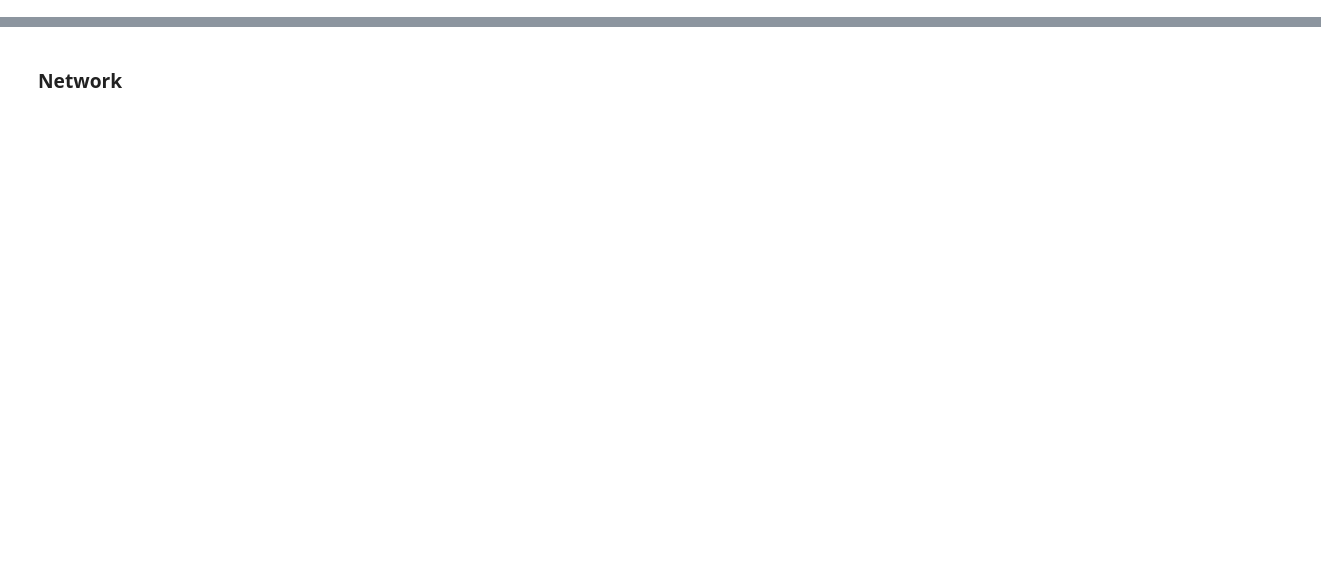
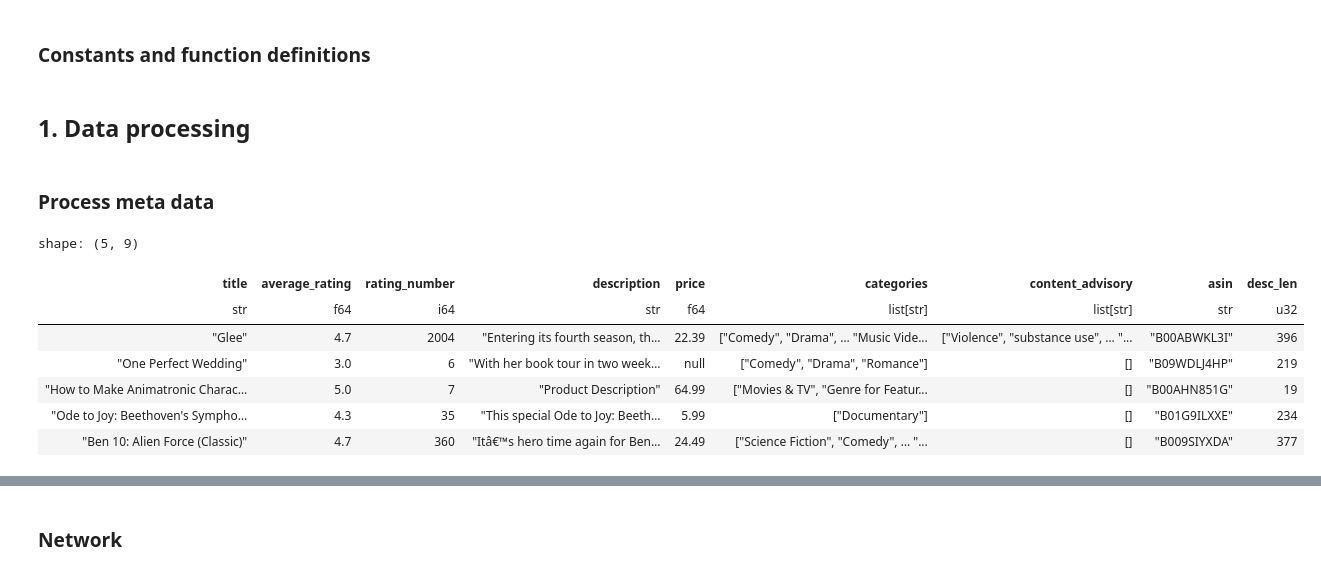
Before and after one commit to runeharlyk/CSS-02467-exam-project, a Jupyter notebook: Part 1.ipynb, the cells around one changed output, grey strips where cells are left out. Saved outputs shown, nothing was run; the diff lists cells and outputs as text; code cells hidden in the pictures; blank space fills up the shorter version.

```diff
--- a/Part 1.ipynb
+++ b/Part 1.ipynb
@@ -27,0 +22,2 @@ Map all review asin to same movie
+# %% [markdown]
+### Constants and function definitions
@@ -35,3 +36,67 @@ def load_graph(graph_file):
     with open(graph_file, "r") as f:
         data = json.load(f)
     return nx.readwrite.json_graph.node_link_graph(data)
+# %% [markdown]
+## 1. Data processing
+# %% [markdown]
+### Process meta data
+# %%
+schema = {
+    "title": pl.Utf8,
+    "average_rating": pl.Float64,
+    "rating_number": pl.Int64,
+    "description": pl.List(pl.Utf8),
+    "price": pl.Utf8,
+    "categories": pl.List(pl.Utf8),
+    "details": pl.Struct([
+        pl.Field("Content advisory", pl.List(pl.Utf8)),
+    ]),
+    "parent_asin": pl.Utf8,
+}
+
+df_meta = pl.read_ndjson(META_DATA_FILE, schema=schema).rename({"parent_asin": "asin"})
+
+# Map prices
+df_meta = df_meta.with_columns(
+    pl.col("price")
+    .str.extract(r"([0-9]+(?:\.[0-9]+)?)", 1)
+    .cast(pl.Float64)
+)
+
+# Map description
+df_meta = df_meta.with_columns(
+    pl.when(
+        pl.col("description").is_null() |
+        (pl.col("description").list.eval(pl.element()).list.len() == 0)
+    )
+    .then(pl.lit([""]).cast(pl.List(pl.Utf8)))
+    .otherwise(pl.col("description"))
+    .alias("description")
+)
+
+df_meta = df_meta.with_columns(
+    pl.col("description").list.get(0).alias("description") # TODO GET THE LONGEST DESCRIPTION
+)
+
+df_meta = df_meta.with_columns(
+    pl.col("description").str.len_chars().alias("desc_len")
+)
+
+# Map Content advisory
+df_meta = df_meta.with_columns(
+    pl.struct(["details"]).map_elements(
+        lambda s: s["details"]["Content advisory"] if s["details"] and "Content advisory" in s["details"] else [],
+        return_dtype=pl.List(pl.Utf8)
+    ).alias("details")
+).rename({"details": "content_advisory"})
+
+df_meta.limit(5)
+# %% [output]
+shape: (5, 9)
+| title | average_rating | rating_number | description | price | categories | content_advisory | asin | desc_len |
+| str | f64 | i64 | str | f64 | list[str] | list[str] | str | u32 |
+| "Glee" | 4.7 | 2004 | "Entering its fourth season, th… | 22.39 | ["Comedy", "Drama", … "Music Vide... | ["Violence", "substance use", … "... | "B00ABWKL3I" | 396 |
+| "One Perfect Wedding" | 3.0 | 6 | "With her book tour in two week… | null | ["Comedy", "Drama", "Romance"] | [] | "B09WDLJ4HP" | 219 |
+| "How to Make Animatronic Charac… | 5.0 | 7 | "Product Description" | 64.99 | ["Movies & TV", "Genre for Featur... | [] | "B00AHN851G" | 19 |
+| "Ode to Joy: Beethoven's Sympho… | 4.3 | 35 | "This special Ode to Joy: Beeth… | 5.99 | ["Documentary"] | [] | "B01G9ILXXE" | 234 |
+| "Ben 10: Alien Force (Classic)" | 4.7 | 360 | "Itâ€™s hero time again for Ben… | 24.49 | ["Science Fiction", "Comedy", … "... | [] | "B009SIYXDA" | 377 |
```
Also changed, not shown: parts of 42 cells of this notebook.
